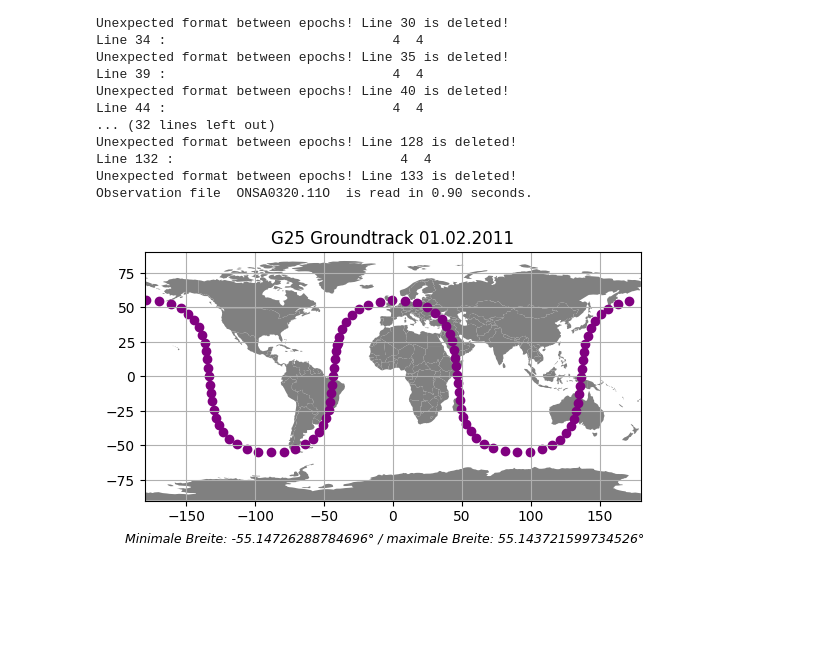
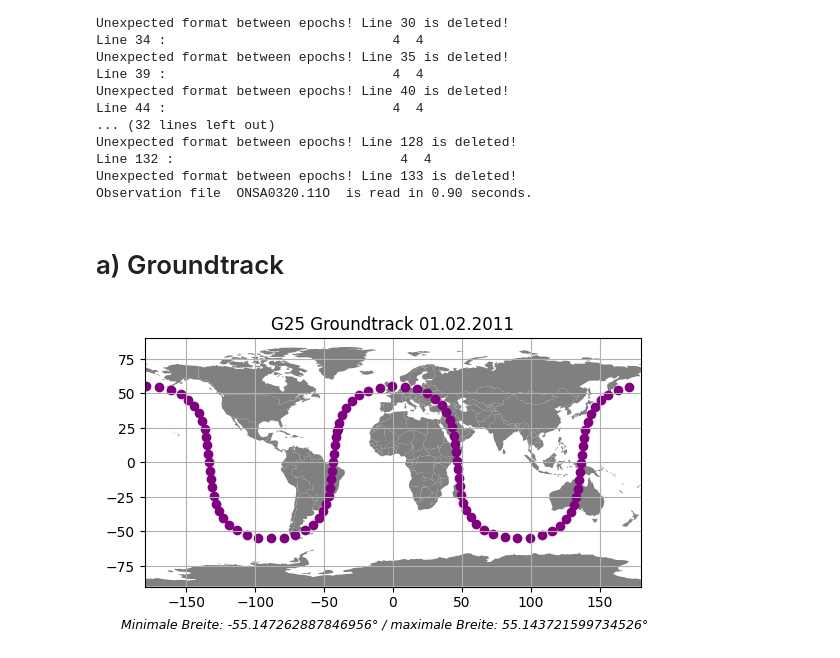
Before and after one commit to d33pk3rn3l/GNSS22, a Jupyter notebook: ex_01.ipynb, the cells around one changed output. Saved outputs shown, nothing was run; the diff lists cells and outputs as text; code cells hidden in the pictures; blank space fills up the shorter version.

Commit message:
added groundtrack

```diff
--- a/ex_01.ipynb
+++ b/ex_01.ipynb
@@ -36,14 +36,16 @@ Unexpected format between epochs! Line 128 is deleted!
 Line 132 :                             4  4
 Unexpected format between epochs! Line 133 is deleted!
 Observation file  ONSA0320.11O  is read in 0.90 seconds.
+# %% [markdown]
+# a) Groundtrack
 # %%
 def calculateLatLong(earth_fixed_coords):
     lat = list()
     lon = list()
 
     for x, y, z in earth_fixed_coords:
-        lat.append(math.atan2(z, math.sqrt(x**2 + y**2)) * 180/math.pi)
-        lon.append(math.atan2(y, x) * 180/math.pi)
+        lat.append(math.degrees(math.atan2(z, math.sqrt(x**2 + y**2))))
+        lon.append(math.degrees(math.atan2(y, x)))
 
     return lat, lon
 
@@ -65,10 +67,7 @@ def plotGroundTrack(name, desc, lat, lon):
     #plt.savefig("Export/" + name + "_" + desc + '.png')
 # %%
 # Plot Groundtrack
-earth_fixed_G25 = ephemerides.sel(sv="G25").position
-
-
-lat, lon = calculateLatLong(earth_fixed_G25)
+lat, lon = calculateLatLong(ephemerides.sel(sv="G25").position)
 plotGroundTrack("G25", "Groundtrack 01.02.2011", lat, lon)
 # %% [output]
-[figure, old version]
+[figure, new version]
```
Also changed, not shown: parts of 2 cells of this notebook.
